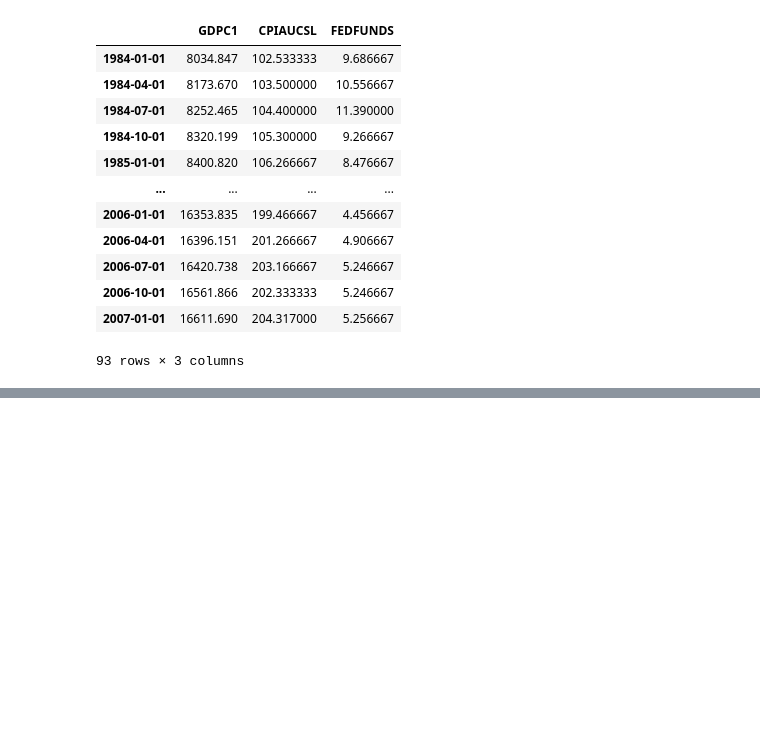
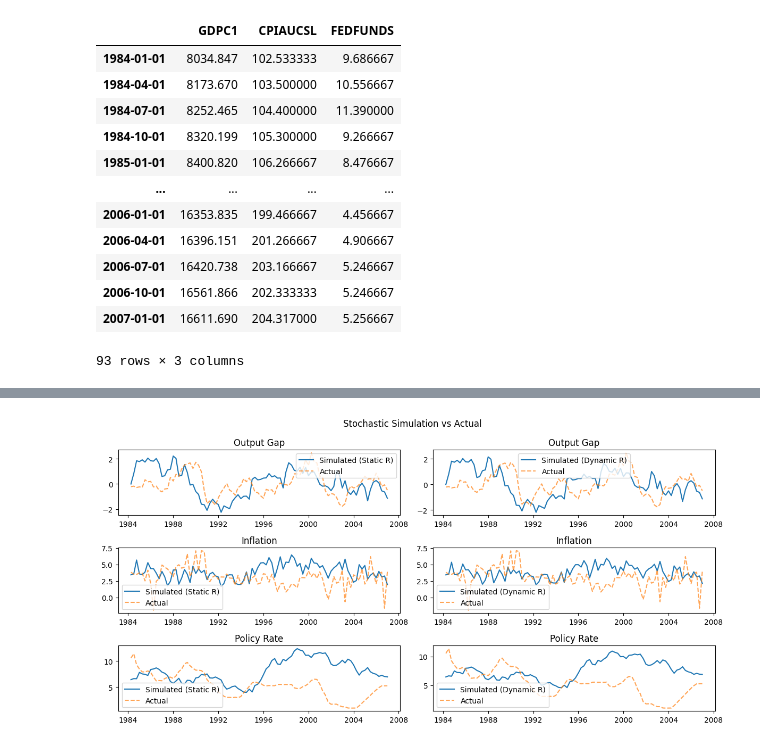
Before and after one commit to GongJr0/SymbolicDSGE, a Jupyter notebook: scripts/param_estimation.ipynb, the cells around one changed output, grey strips where cells are left out. Cells and saved outputs as stored; diff of their text form; code cells hidden in the pictures; blank space fills up the shorter version.

```diff
--- a/scripts/param_estimation.ipynb
+++ b/scripts/param_estimation.ipynb
@@ -374,30 +411,42 @@ sim1 = sol1.sim(
     observables=True,
 )
 # %%
-fig, ax = plt.subplots(2, 2, figsize=(12, 6))
+fig, ax = plt.subplots(3, 2, figsize=(12, 6))
 ax = ax.flatten()
 
 plt.suptitle("Stochastic Simulation vs Actual")
 
-ax[0].plot(idx, sim0["Infl"], label="Simulated (Static R)")
+ax[0].plot(idx, sim0["OutGap"], label="Simulated (Static R)")
 ax[0].plot(idx, obs.iloc[:, 0], label="Actual", linestyle="--", alpha=0.7)
-ax[0].set_title("Inflation")
+ax[0].set_title("Output Gap")
 ax[0].legend()
 
-ax[1].plot(idx, sim0["Rate"], label="Simulated (Static R)")
-ax[1].plot(idx, obs.iloc[:, 1], label="Actual", linestyle="--", alpha=0.7)
-ax[1].set_title("Policy Rate")
+ax[1].plot(idx, sim1["OutGap"], label="Simulated (Dynamic R)")
+ax[1].plot(idx, obs.iloc[:, 0], label="Actual", linestyle="--", alpha=0.7)
+ax[1].set_title("Output Gap")
 ax[1].legend()
 
-ax[2].plot(idx, sim1["Infl"], label="Simulated (Dynamic R)")
-ax[2].plot(idx, obs.iloc[:, 0], label="Actual", linestyle="--", alpha=0.7)
+ax[2].plot(idx, sim0["Infl"], label="Simulated (Static R)")
+ax[2].plot(idx, obs.iloc[:, 1], label="Actual", linestyle="--", alpha=0.7)
 ax[2].set_title("Inflation")
 ax[2].legend()
 
-ax[3].plot(idx, sim1["Rate"], label="Simulated (Dynamic R)")
+ax[3].plot(idx, sim1["Infl"], label="Simulated (Dynamic R)")
 ax[3].plot(idx, obs.iloc[:, 1], label="Actual", linestyle="--", alpha=0.7)
-ax[3].set_title("Policy Rate")
+ax[3].set_title("Inflation")
 ax[3].legend()
 
+ax[4].plot(idx, sim0["Rate"], label="Simulated (Static R)")
+ax[4].plot(idx, obs.iloc[:, 2], label="Actual", linestyle="--", alpha=0.7)
+ax[4].set_title("Policy Rate")
+ax[4].legend()
+
+ax[5].plot(idx, sim1["Rate"], label="Simulated (Dynamic R)")
+ax[5].plot(idx, obs.iloc[:, 2], label="Actual", linestyle="--", alpha=0.7)
+ax[5].set_title("Policy Rate")
+ax[5].legend()
+
 plt.tight_layout()
+# %% [output]
+[figure, added]
 # %%
```
Also changed, not shown: parts of 12 cells of this notebook, 7 other files.
